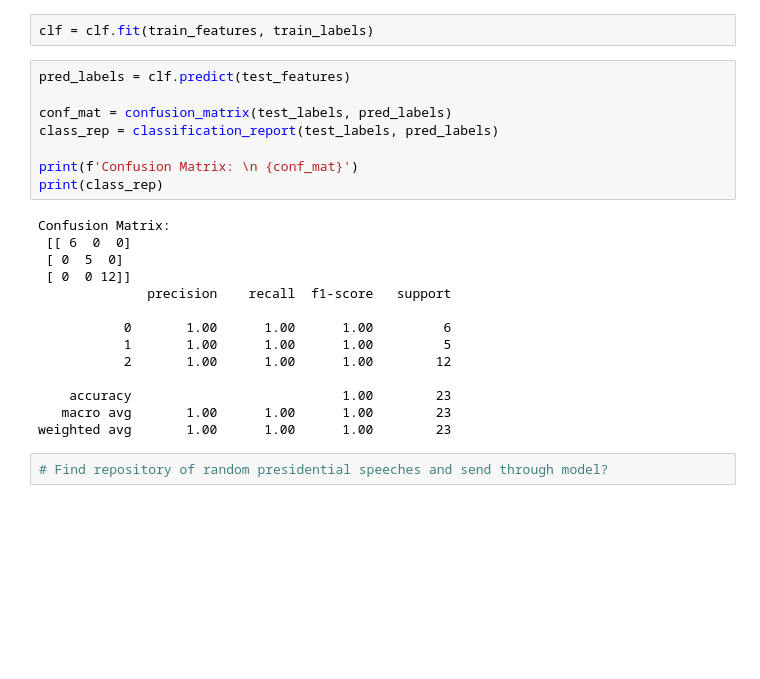
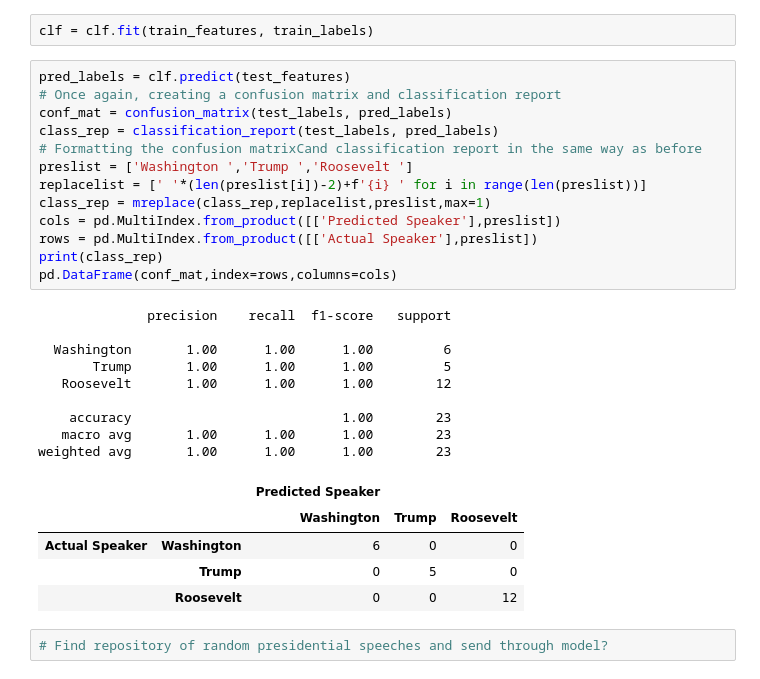
Before and after one commit to gianbatayola/CMSE-202-Project, a Jupyter notebook: Full_Presidential_Dataframe.ipynb, the cells around one changed output. Cells and saved outputs as stored; diff of their text form; blank space fills up the shorter version.

Commit message:
Added function descriptions and improved formatting for confusion matrices and classification reports. Also added a title and some other documentation.

```diff
--- a/Full_Presidential_Dataframe.ipynb
+++ b/Full_Presidential_Dataframe.ipynb
@@ -364,28 +398,34 @@ train_features, test_features, train_labels, test_labels = train_test_split(feat
 Using the same classifiers that we found above, we can re-fit the model to the new data and test it.
 # %%
 clf = clf.fit(train_features, train_labels)
-# %%
-pred_labels = clf.predict(test_features)
-
-conf_mat = confusion_matrix(test_labels, pred_labels)
-class_rep = classification_report(test_labels, pred_labels)
-
-print(f'Confusion Matrix: \n {conf_mat}')
-print(class_rep)
-# %% [output]
-Confusion Matrix:
- [[ 6  0  0]
- [ 0  5  0]
- [ 0  0 12]]
-              precision    recall  f1-score   support
-
-           0       1.00      1.00      1.00         6
-           1       1.00      1.00      1.00         5
-           2       1.00      1.00      1.00        12
-
-    accuracy                           1.00        23
-   macro avg       1.00      1.00      1.00        23
-weighted avg       1.00      1.00      1.00        23
+# %%
+pred_labels = clf.predict(test_features)
+# Once again, creating a confusion matrix and classification report
+conf_mat = confusion_matrix(test_labels, pred_labels)
+class_rep = classification_report(test_labels, pred_labels)
+# Formatting the confusion matrixCand classification report in the same way as before
+preslist = ['Washington ','Trump ','Roosevelt ']
+replacelist = [' '*(len(preslist[i])-2)+f'{i} ' for i in range(len(preslist))]
+class_rep = mreplace(class_rep,replacelist,preslist,max=1)
+cols = pd.MultiIndex.from_product([['Predicted Speaker'],preslist])
+rows = pd.MultiIndex.from_product([['Actual Speaker'],preslist])
+print(class_rep)
+pd.DataFrame(conf_mat,index=rows,columns=cols)
+# %% [output]
+              precision    recall  f1-score   support
+
+  Washington       1.00      1.00      1.00         6
+       Trump       1.00      1.00      1.00         5
+   Roosevelt       1.00      1.00      1.00        12
+
+    accuracy                           1.00        23
+   macro avg       1.00      1.00      1.00        23
+weighted avg       1.00      1.00      1.00        23
+|  |  | Predicted Speaker |  |  |
+|  |  | Washington | Trump | Roosevelt |
+| Actual Speaker | Washington | 6 | 0 | 0 |
+|  | Trump | 0 | 5 | 0 |
+|  | Roosevelt | 0 | 0 | 12 |
 # %%
 # Find repository of random presidential speeches and send through model?
 # %%
```
Also changed, not shown: parts of 29 cells of this notebook, 3 other files.
